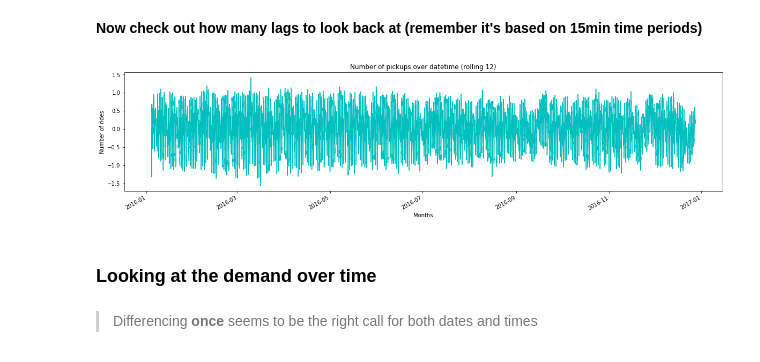
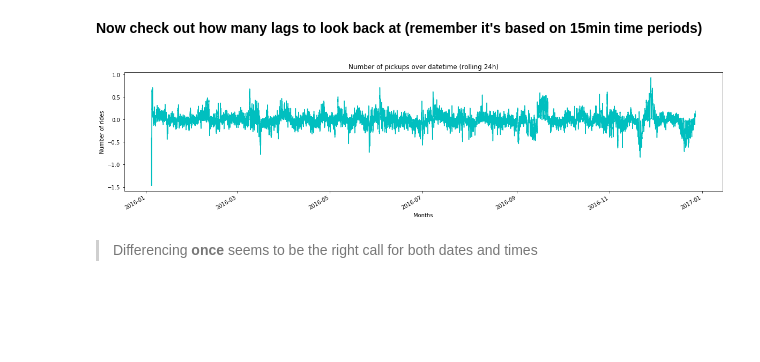
Before and after one commit to Auste1989/metis_projects, a Jupyter notebook: Passion_Project/Transit_Time_and_Rate_EDA.ipynb, the cells around one changed output. Cells and saved outputs as stored; diff of their text form; code cells hidden in the pictures; blank space fills up the shorter version.

Commit message:
Added rolling average after differencing

```diff
--- a/Passion_Project/Transit_Time_and_Rate_EDA.ipynb
+++ b/Passion_Project/Transit_Time_and_Rate_EDA.ipynb
@@ -590,20 +595,17 @@ dtype: float64
 **Now check out how many lags to look back at (remember it's based on 15min time periods)**
 # %%
 #Demand over date and time (rolling 2 hours mean)
-pickup_volume_over_days_2hR = demand_over_time_diffed.rolling(600, center=True).mean()
-# pickup_volume_over_days_52R = pickup_volume_over_days.rolling(52, center=True).mean()
+pickup_volume_over_days_7dR = demand_over_time_diffed.rolling(672, center=True).mean()
 # %%
 plt.figure(figsize=(20, 10))
 
 plt.subplot(2, 1, 1)
-pickup_volume_over_days_2hR.plot(color='c')
-plt.title('Number of pickups over datetime (rolling 12)')
+pickup_volume_over_days_7dR.plot(color='c')
+plt.title('Number of pickups over datetime (rolling 24h)')
 plt.xlabel('Months')
 plt.ylabel('Number of rides');
 # %% [output]
-[figure, old version]
+[figure, new version]
-# %% [markdown]
-### Looking at the demand over time
 # %% [markdown]
 > Differencing **once** seems to be the right call for both dates and times
 # %%
```
Also changed, not shown: parts of 3 cells of this notebook.
